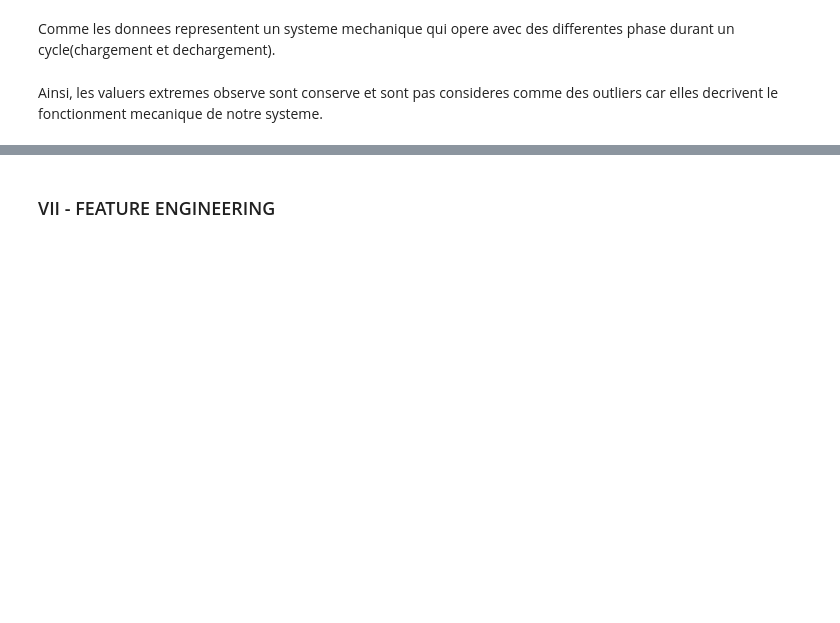
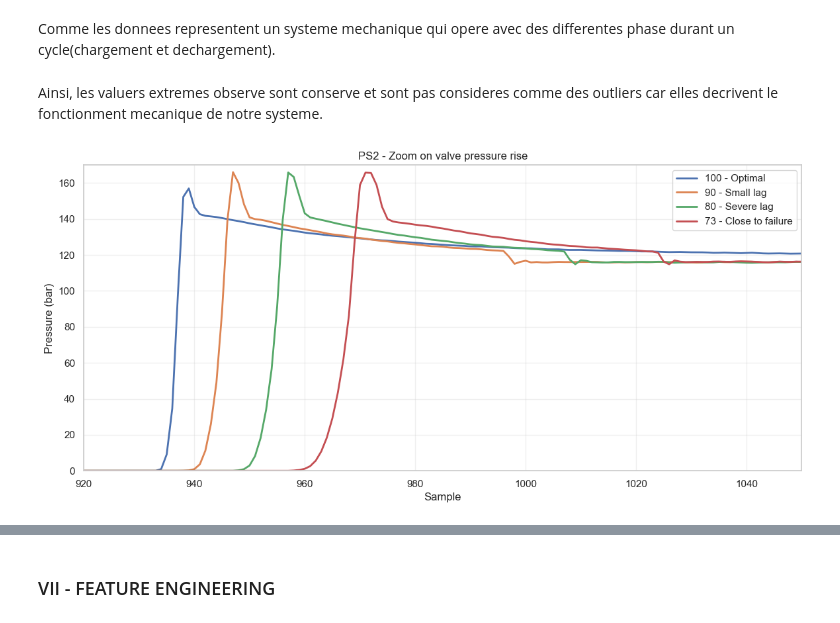
Before and after one commit to alex-05-20/ML_Project, a Jupyter notebook: project_ml.ipynb, the cells around one changed output, grey strips where cells are left out. Cells and saved outputs as stored; diff of their text form; code cells hidden in the pictures; blank space fills up the shorter version.

```diff
--- a/project_ml.ipynb
+++ b/project_ml.ipynb
@@ -385,3 +387,31 @@ plt.show()
 Comme les donnees representent un systeme mechanique qui opere avec des differentes phase durant un cycle(chargement et dechargement).
 # %% [markdown]
 Ainsi, les valuers extremes observe sont conserve et sont pas consideres comme des outliers car elles decrivent le fonctionment mecanique de notre systeme.
+# %%
+plt.figure(figsize=(14, 6))
+
+for condition in conditions:
+
+    cycle_index = valve_condition[
+        valve_condition == condition
+    ].index[0]
+
+    plt.plot(
+        ps2.iloc[cycle_index],
+        linewidth=2,
+        label=f"{condition} - {condition_labels[condition]}"
+    )
+
+# Zone de remontée uniquement
+plt.xlim(920, 1050)
+plt.ylim(0, 170)
+
+plt.title("PS2 - Zoom on valve pressure rise")
+plt.xlabel("Sample")
+plt.ylabel("Pressure (bar)")
+plt.legend()
+plt.grid(alpha=0.3)
+
+plt.show()
+# %% [output]
+[figure, added]
```
Also changed, not shown: parts of 2 cells of this notebook, 1 other file.
